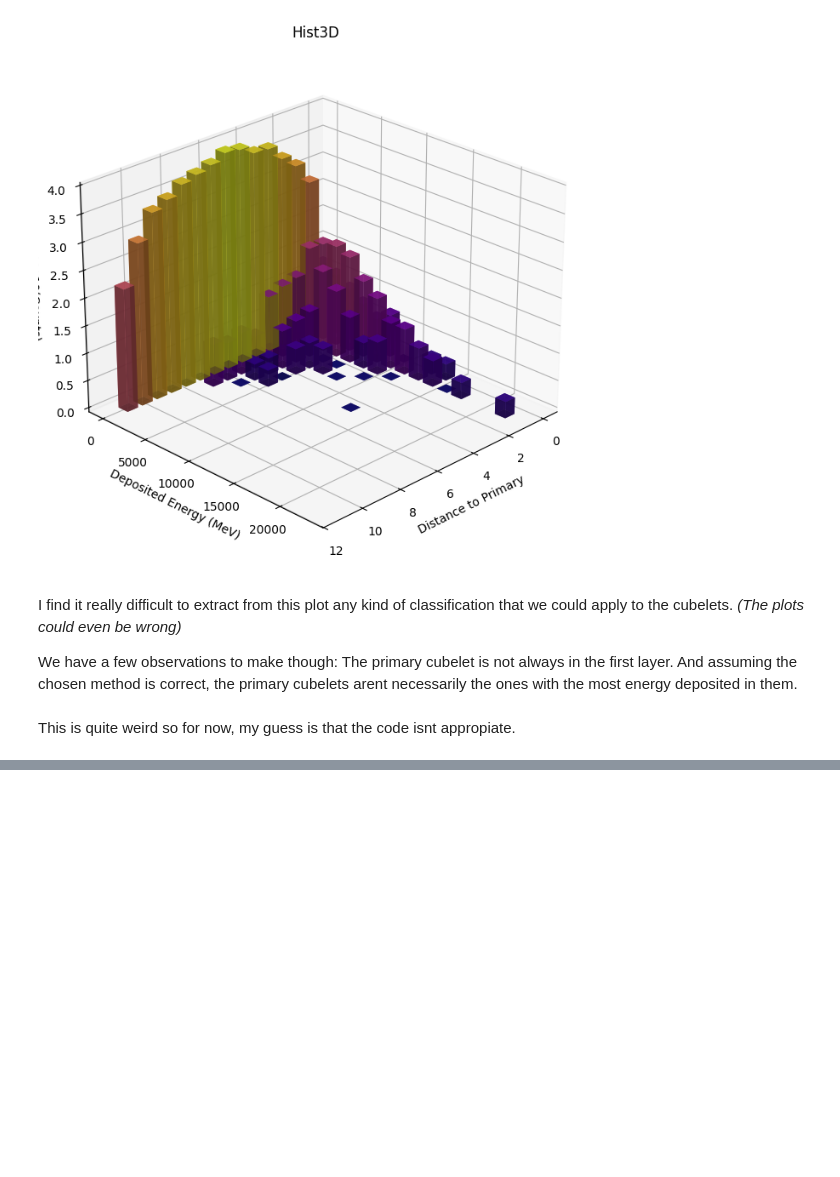
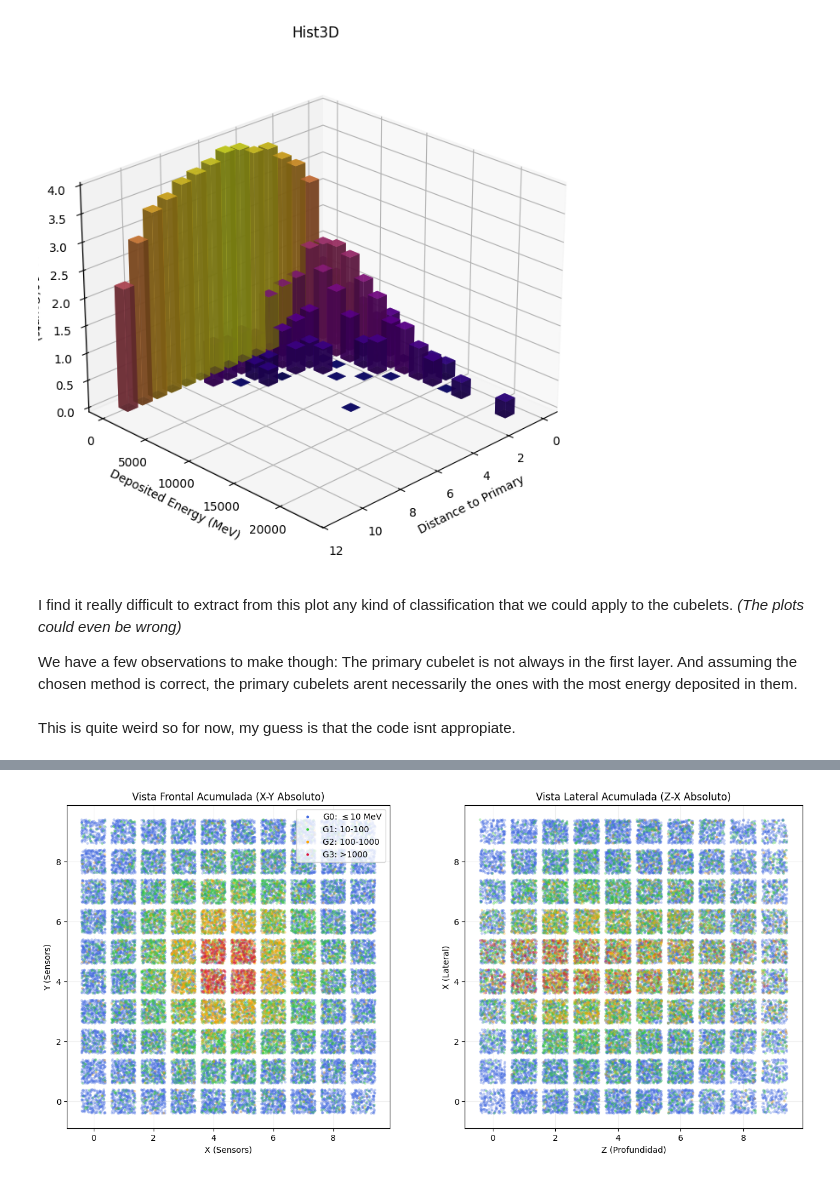
Before and after one commit to a-saborido/SNN-Cal, a Jupyter notebook: test_scripts/plots.ipynb, the cells around one changed output, grey strips where cells are left out. Saved outputs shown, nothing was run; the diff lists cells and outputs as text; code cells hidden in the pictures; blank space fills up the shorter version.

```diff
--- a/test_scripts/plots.ipynb
+++ b/test_scripts/plots.ipynb
@@ -238,0 +411,52 @@ This is quite weird so for now, my guess is that the code isnt appropiate.
+# %%
+# VISTAS ACUMULADAS 2D (CON JITTER)
+fig, axes = plt.subplots(1, 2, figsize=(16, 7))
+jitter = 0.4
+
+# 1. Vista Frontal (X vs Y)
+for i in range(4):
+    mask = grupos == i
+    jx = np.random.uniform(-jitter, jitter, size=np.sum(mask))
+    jy = np.random.uniform(-jitter, jitter, size=np.sum(mask))
+    axes[0].scatter(abs_x[mask] + jx, abs_y[mask] + jy, c=colores[i], label=labels[i],s=SIZE_VAL, alpha=ALPHA_VAL, edgecolors='none')
+
+axes[0].set_title('Vista Frontal Acumulada (X-Y Absoluto)')
+axes[0].set_xlabel('X (Sensors)'); axes[0].set_ylabel('Y (Sensors)')
+axes[0].set_aspect('equal'); axes[0].grid(True, alpha=0.2)
+leg = axes[0].legend();
+for lh in leg.legend_handles: lh.set_alpha(1)
+
+# 2. Vista Lateral (Z vs X)
+for i in range(4):
+    mask = grupos == i
+    jz = np.random.uniform(-jitter, jitter, size=np.sum(mask))
+    jx = np.random.uniform(-jitter, jitter, size=np.sum(mask))
+    axes[1].scatter(abs_z[mask] + jz, abs_x[mask] + jx, c=colores[i], label=labels[i], s=SIZE_VAL, alpha=ALPHA_VAL, edgecolors='none')
+
+axes[1].set_title('Vista Lateral Acumulada (Z-X Absoluto)')
+axes[1].set_xlabel('Z (Profundidad)'); axes[1].set_ylabel('X (Lateral)')
+axes[1].grid(True, alpha=0.2)
+plt.show()
+
+# # EVENTO INDIVIDUAL 3D (SIN JITTER)
+# if len(event_ids) > 0:
+#     idx_ej = event_ids[0] # Cogemos el primer evento
+#     mask_evt = event_ids == idx_ej
+
+#     fig2 = plt.figure(figsize=(10, 8))
+#     ax3d = fig2.add_subplot(111, projection='3d')
+
+#     for i in range(4):
+#         mask = (grupos == i) & mask_evt
+#         if np.sum(mask) > 0:
+#             # Sin jitter, tal cual salen del detector
+#             ax3d.scatter(abs_x[mask], abs_y[mask], abs_z[mask],
+#                          c=colores[i], label=labels[i], s=50, alpha=0.9)
+
+#     ax3d.set_title(f'Evento Individual #{idx_ej} (Real 3D)')
+#     ax3d.set_xlabel('X'); ax3d.set_ylabel('Y'); ax3d.set_zlabel('Z')
+#     ax3d.set_xlim(0, 9); ax3d.set_ylim(0, 9); ax3d.set_zlim(0, 9)
+#     ax3d.legend()
+#     plt.show()
+# %% [output]
+[figure, added]
```
Also changed, not shown: parts of 6 cells of this notebook, 52 other files.
